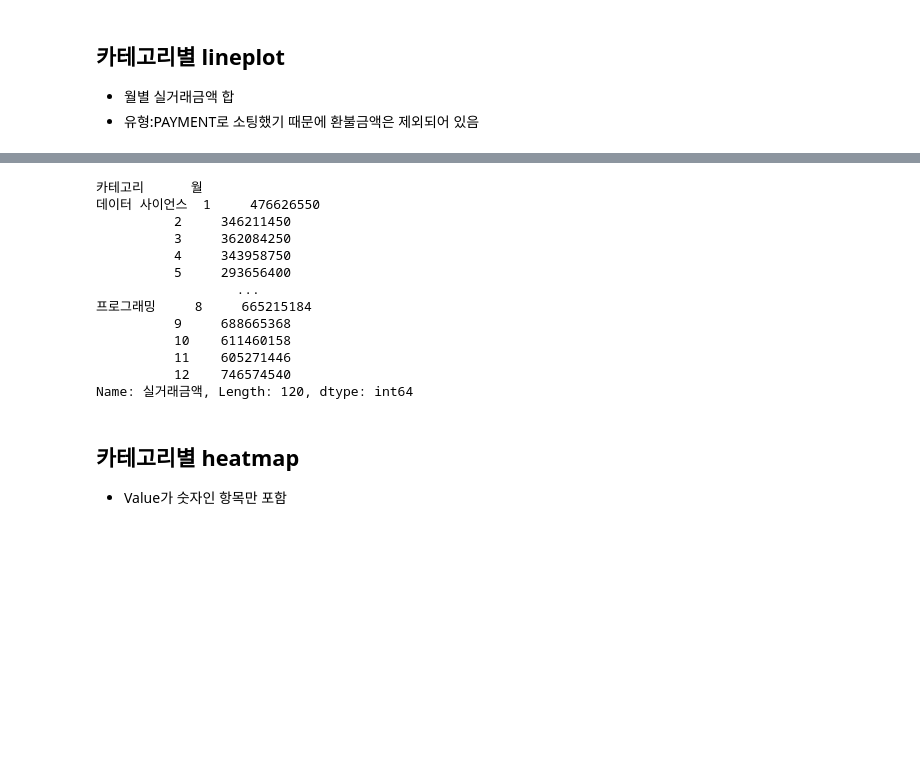
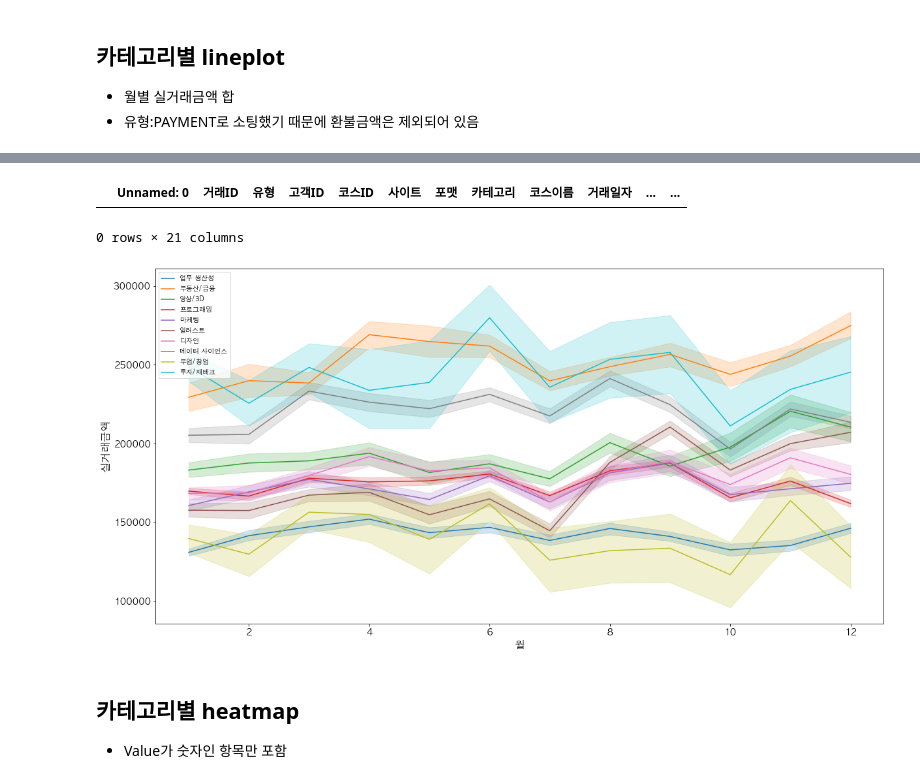
Before and after one commit to ParkSungHyon/mini_project, a Jupyter notebook: main3_230512.ipynb, the cells around one changed output, grey strips where cells are left out. Saved outputs shown, nothing was run; the diff lists cells and outputs as text; code cells hidden in the pictures; blank space fills up the shorter version.

```diff
--- a/main3_230512.ipynb
+++ b/main3_230512.ipynb
@@ -212,19 +262,23 @@ plt.show()
-# %%
-df_payment.groupby(by=['카테고리', '월'])['실거래금액'].sum()
-# %% [output]
-카테고리      월
-데이터 사이언스  1     476626550
-          2     346211450
-          3     362084250
-          4     343958750
-          5     293656400
-                  ...
-프로그래밍     8     665215184
-          9     688665368
-          10    611460158
-          11    605271446
-          12    746574540
-Name: 실거래금액, Length: 120, dtype: int64
+# %%
+df_payment[df_payment['실거래금액'] == 0]
+df_payment2 = df_payment.drop(df_payment[df_payment['실거래금액']==0].index, axis=0)
+df_payment2[df_payment2['실거래금액'] == 0]
+# %% [output]
+|  | Unnamed: 0 | 거래ID | 유형 | 고객ID | 코스ID | 사이트 | 포맷 | 카테고리 | 코스이름 | 거래일자 | ... | ... |
+0 rows × 21 columns
+# %%
+fig4, ax4 = plt.subplots(figsize=(20, 10))
+sns.lineplot(x="월", y="실거래금액", hue="카테고리", data=df_payment2, ax=ax4)
+
+ax4.set_xlabel("월", fontsize=16)  # Adjust x-axis label size
+ax4.set_ylabel("실거래금액", fontsize=16)  # Adjust y-axis label size
+ax4.tick_params(axis='y', labelsize=14)  # Adjust y-axis tick label size
+ax4.tick_params(axis='x', labelsize=14)  # Adjust x-axis tick label size
+
+plt.legend(fontsize='medium', loc='upper left')
+plt.show()
+# %% [output]
+[figure, added]
 # %% [markdown]
 ## 카테고리별 heatmap
 - Value가 숫자인 항목만 포함
```
Also changed, not shown: parts of 10 cells of this notebook, 1 other file.
